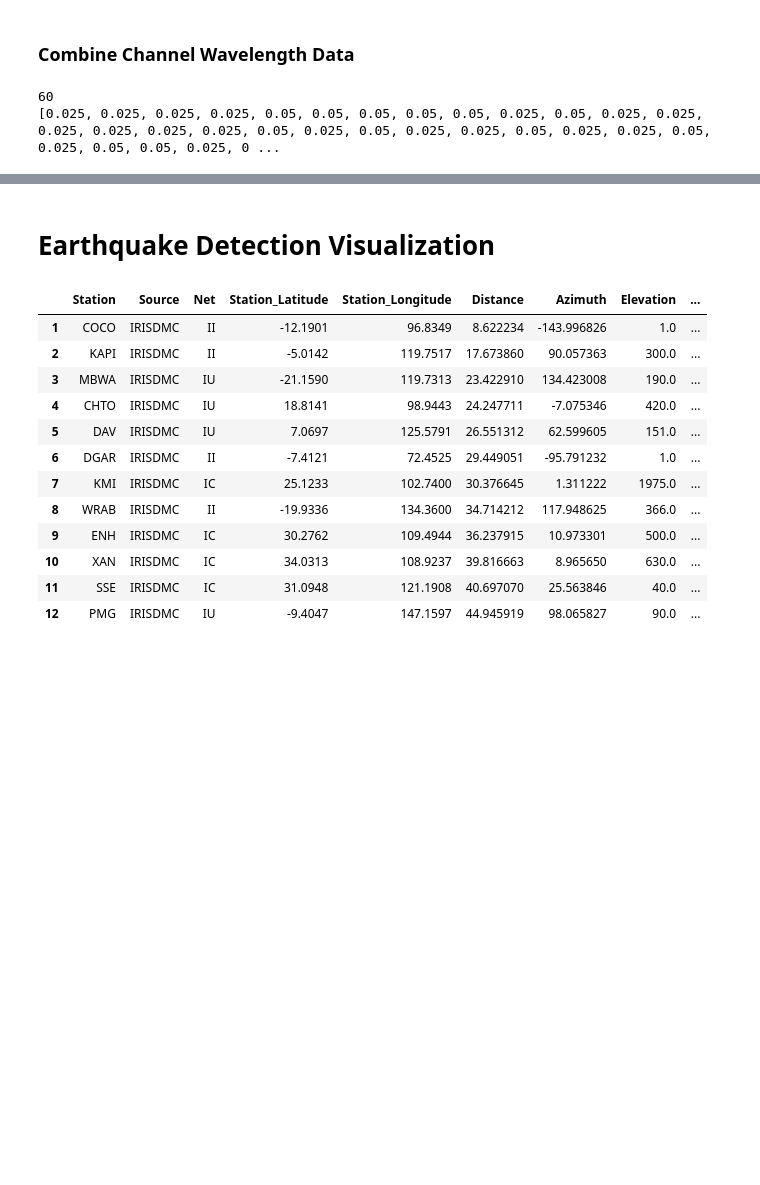
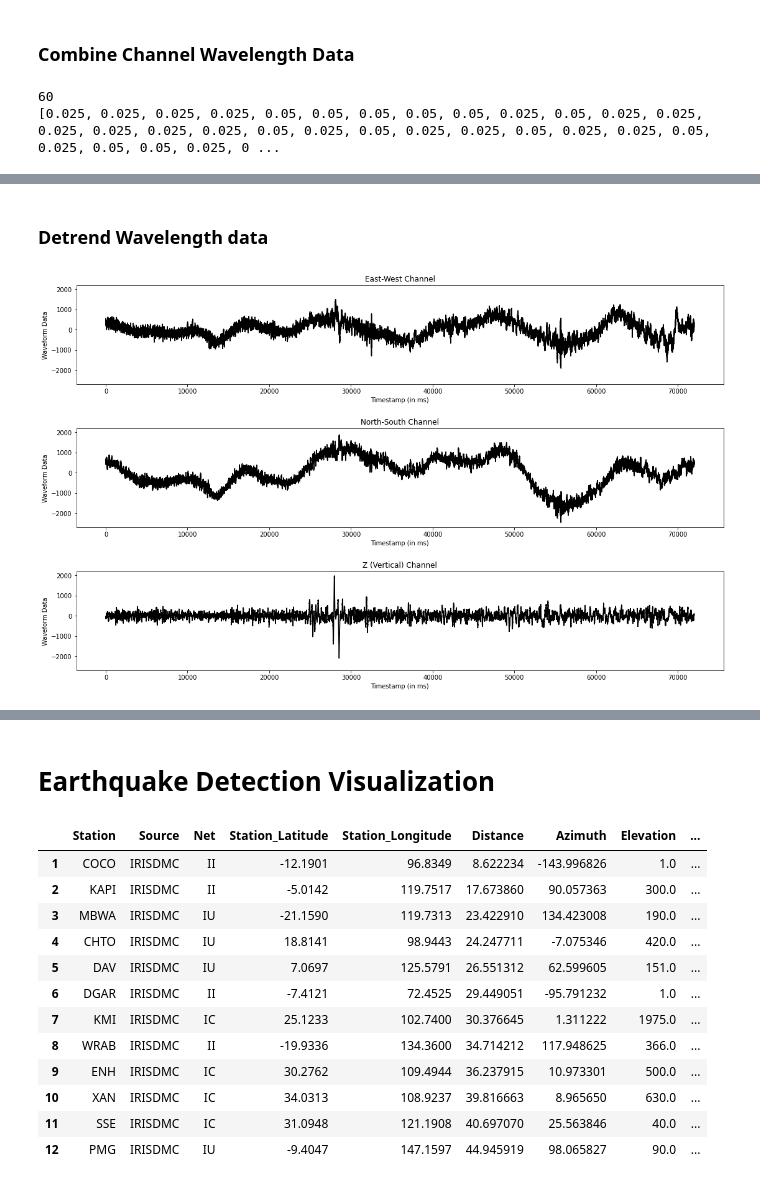
Before and after one commit to arwani-code/KampitaId, a Jupyter notebook: ML_pipeline/Pipeline Data Earthquake.ipynb, the cells around one changed output, grey strips where cells are left out. Drawn from its saved outputs; the diff is of its cells as text; code cells hidden in the pictures; blank space fills up the shorter version.

Commit message:
fix detrend + adding band filter

```diff
--- a/ML_pipeline/Pipeline Data Earthquake.ipynb
+++ b/ML_pipeline/Pipeline Data Earthquake.ipynb
@@ -387,9 +290,0 @@ for i in range(3):
-# %%
-full_channel_list_detrend = full_channel_list.copy()
-
-b, a = signal.butter(1, 1e-3, 'high')
-for i in range(len(full_channel_list_detrend)):
-    for j in range(3):
-        full_channel_list_detrend[i][:, j] = signal.filtfilt(b, a, full_channel_list_detrend[i][:, j])
-
-plot_channel_waveform(full_channel_list_detrend[0], waveform_max=full_channel_list_detrend[0].shape[0])
@@ -400,8 +290,0 @@ plot_channel_waveform(full_channel_list_detrend[0], waveform_max=full_channel_li
-# %%
-full_channel_list_detrend_resample100hz = [np.empty((180000, 3))] * len(full_channel_list_detrend)
-
-total_30mins_100hz_data = 100 * 60 * 30
-for i in range(len(full_channel_list_detrend_resample100hz)):
-    full_channel_list_detrend_resample100hz[i] = signal.resample(full_channel_list_detrend[i], total_30mins_100hz_data)
-
-plot_channel_waveform(full_channel_list_detrend_resample100hz[0], waveform_max=full_channel_list_detrend_resample100hz[0].shape[0])
@@ -434,7 +290,0 @@ def wavelet_denoising(data, thresholding_method='BayesShrink', wavelet_name='db1
-# %%
-full_channel_list_full_processing = [np.empty(full_channel_list_detrend_resample100hz[0].shape)] * len(full_channel_list_detrend_resample100hz)
-# full_channel_list_full_processing[0].shape
-for i in range(len(full_channel_list_full_processing)):
-    full_channel_list_full_processing[i] = wavelet_denoising(full_channel_list_detrend_resample100hz[i], wavelet_name='db7')
-
-plot_channel_waveform(full_channel_list_full_processing[0], waveform_max=full_channel_list_full_processing[0].shape[0])
@@ -445,0 +332,2 @@ np.savez_compressed('data_wavelength.npz', full_data_wavelength)
+# %% [markdown]
+### Detrend Wavelength data
@@ -445,0 +356,12 @@ np.savez_compressed('data_wavelength.npz', full_data_wavelength)
+# %%
+full_channel_list_detrend = full_channel_list.copy()
+temp_list = np.empty((3,))
+
+for i in range(len(full_channel_list_detrend)):
+    full_channel_list_detrend[i] = signal.detrend(full_channel_list_detrend[i], type='linear', axis=0)
+    break
+
+test_plot_data = full_channel_list_detrend[0]
+plot_channel_waveform(test_plot_data, waveform_max=test_plot_data.shape[0])
+# %% [output]
+[figure, added]
```
Also changed, not shown: parts of 40 cells of this notebook, 1 other file.
